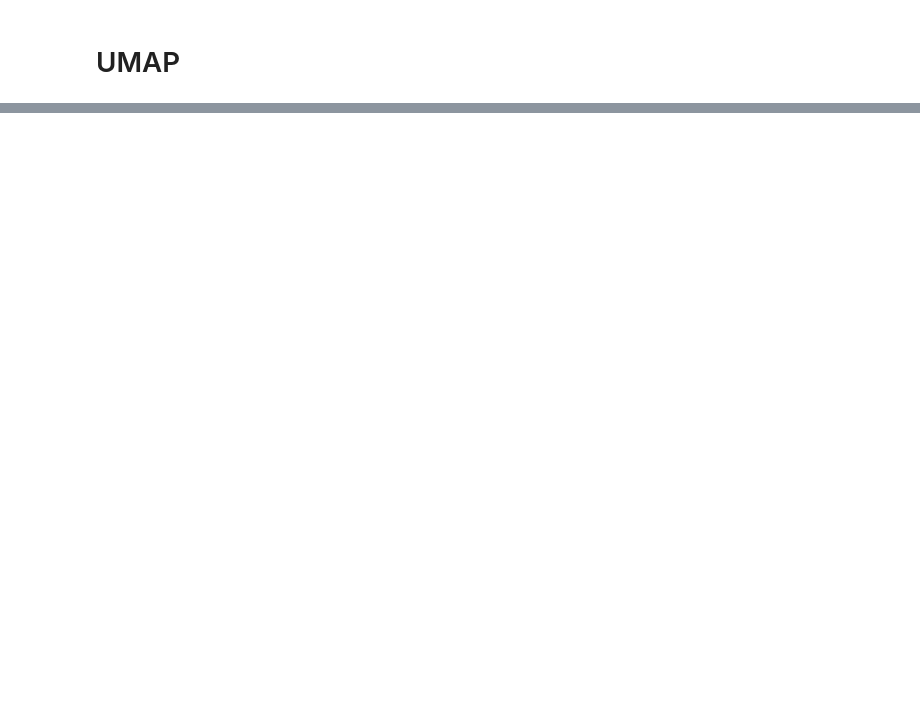
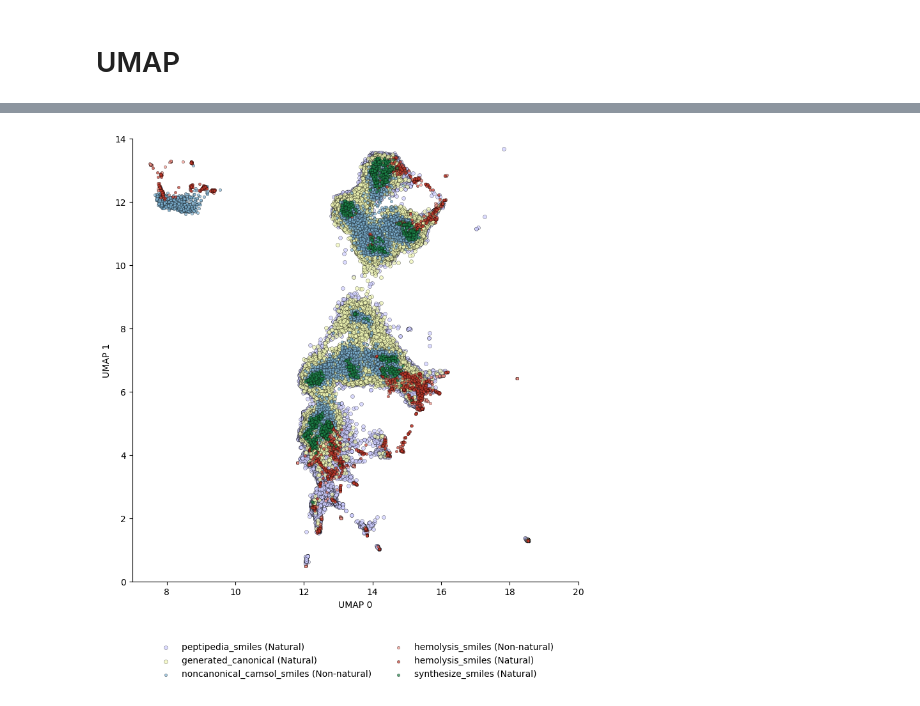
Before and after one commit to elee151/pepcube_property, a Jupyter notebook: misc/umap_plots.ipynb, the cells around one changed output, grey strips where cells are left out. Saved outputs shown, nothing was run; the diff lists cells and outputs as text; code cells hidden in the pictures; blank space fills up the shorter version.

```diff
--- a/misc/umap_plots.ipynb
+++ b/misc/umap_plots.ipynb
@@ -188,0 +134,10 @@ fig.write_image("umap_with_pretrained_exp_first_nogen_test.png", scale = 10)
+# %%
+peptipedia = parse_fasta('./all_peptides.fasta')
+peptipedia_smiles = add_smiles_and_fingerprints(peptipedia)
+peptipedia_smiles['class'] = 'peptipedia_smiles'
+peptipedia_smiles = peptipedia_smiles.drop_duplicates(['Consolidated_Sequences'])
+peptipedia_smiles['canonical_status'] = peptipedia_smiles['canonical_status'] = peptipedia_smiles['Consolidated_Sequences'].apply(categorise_sequence)
+
+peptipedia_smiles['seq_len'] = peptipedia_smiles['Consolidated_Sequences'].str.len()
+peptipedia_smiles_filtered = peptipedia_smiles[peptipedia_smiles['seq_len'].between(5, 35)]
+peptipedia_smiles_filtered = peptipedia_smiles[peptipedia_smiles['canonical_status'] == 'Natural']
@@ -188,0 +146,4 @@ fig.write_image("umap_with_pretrained_exp_first_nogen_test.png", scale = 10)
+# %%
+# Project generated sequences into the same UMAP space
+pep_stack = np.vstack(peptipedia_smiles_filtered['Morgan_linear'])
+pep_umap = add_umap_cols(peptipedia_smiles_filtered, reducer.transform(pep_stack), peptipedia_smiles_filtered.index)
@@ -188,0 +164,66 @@ fig.write_image("umap_with_pretrained_exp_first_nogen_test.png", scale = 10)
+# %%
+new_all_2 = pd.concat([gen_umap, exp_umap, pep_umap], ignore_index=True)
+new_all_2 = new_all_2.dropna(subset=["UMAP_0_expfirst", "UMAP_1_expfirst"])
+new_all_2 = new_all_2[np.isfinite(new_all_2["UMAP_0_expfirst"]) & np.isfinite(new_all_2["UMAP_1_expfirst"])]
+new_all_2["UMAP_0_expfirst"] = new_all_2["UMAP_0_expfirst"].astype(np.float64)
+new_all_2["UMAP_1_expfirst"] = new_all_2["UMAP_1_expfirst"].astype(np.float64)
+# %%
+#umap plot of new1M + peptipedia projected on chemical space of finetuning datasets
+axes_size_small = 16
+CLASS_COLORS = {
+    "peptipedia_smiles" : {"Natural": "#CCCCFF", "Non-natural": "#CCCCFF"},
+    "generated_canonical": {"Natural": "#F1F7B5", "Non-natural": "#F1F7B5"},
+    "hemolysis_smiles":          {"Natural": "#C0392B", "Non-natural": "#F1948A"},
+    "synthesize_smiles":         {"Natural": "#1E8449", "Non-natural": "#82E0AA"},
+    "noncanonical_camsol_smiles": {"Natural": "#1A5276", "Non-natural": "#7FB3D3"},
+}
+
+CLASS_MARKER_SIZE = {
+    "peptipedia_smiles": 18,
+    "generated_canonical": 18,
+    "hemolysis_smiles": 10,
+    "synthesize_smiles": 10,
+    "noncanonical_camsol_smiles": 10,
+}
+
+fig = go.Figure()
+
+PLOT_ORDER = [
+    ("peptipedia_smiles", "Natural"),
+    ("generated_canonical",        "Natural"),
+    ("noncanonical_camsol_smiles", "Non-natural"),
+    ("hemolysis_smiles",           "Non-natural"),
+    ("synthesize_smiles",          "Non-natural"),
+    ("noncanonical_camsol_smiles", "Natural"),
+    ("hemolysis_smiles",           "Natural"),
+    ("synthesize_smiles",          "Natural"),
+]
+
+
+import matplotlib.pyplot as plt
+
+fig_mpl, ax = plt.subplots(figsize=(9, 9))
+
+for cls, canon_val in PLOT_ORDER:
+    mask = (new_all_2["class"] == cls) & (new_all_2["canonical_status"] == canon_val)
+    sub = new_all_2[mask]
+    if sub.empty:
+        continue
+    color = CLASS_COLORS.get(cls, {}).get(canon_val, "grey")
+    size = CLASS_MARKER_SIZE.get(cls, 10)
+    ax.scatter(sub["UMAP_0_expfirst"], sub["UMAP_1_expfirst"],
+               c=color, s=size, alpha=0.7, edgecolors="black", linewidths=0.3,
+               label=f"{cls} ({canon_val})")
+
+ax.set_xlabel("UMAP 0")
+ax.set_ylabel("UMAP 1")
+ax.set_aspect('auto')  # explicit, avoids UMAP-axis distortion from auto-equal aspect
+ax.legend(loc="upper center", bbox_to_anchor=(0.5, -0.12), ncol=2, frameon=False)
+ax.spines[['top', 'right']].set_visible(False)
+ax.set_xlim(7, 20)
+ax.set_ylim(0, 14)
+
+plt.savefig("peptipedia_umap_with_pretrained_exp_first.png", dpi=600, bbox_inches='tight')
+plt.show()
+# %% [output]
+[figure, added]
```
Also changed, not shown: parts of 12 cells of this notebook, 3 other files.
